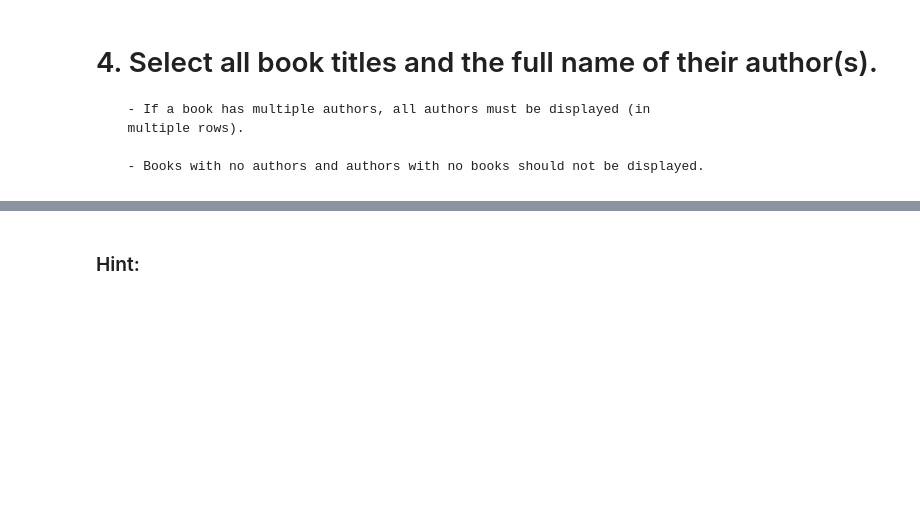
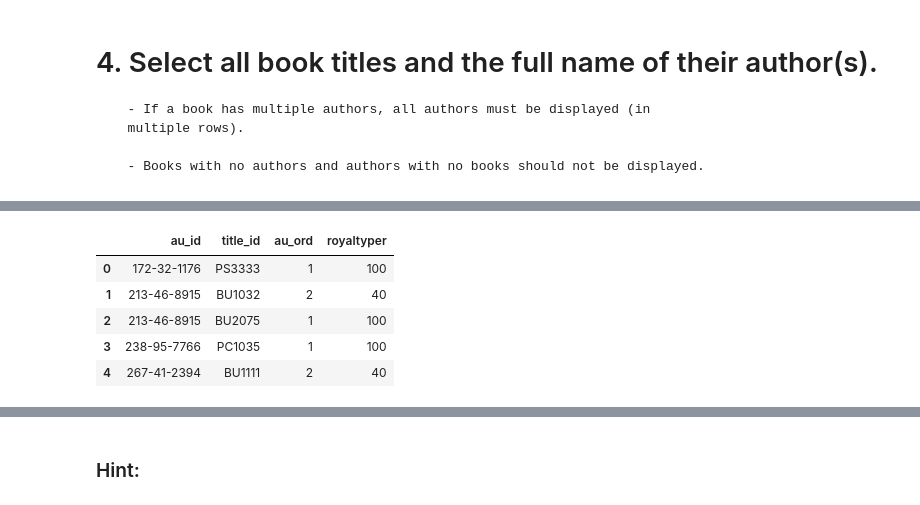
Before and after one commit to PhoenixCC0722/JoinTheGame_Magist, a Jupyter notebook: 11_bonus_challenges__sql_to_pd.ipynb, the cells around one changed output, grey strips where cells are left out. Drawn from its saved outputs; the diff is of its cells as text; code cells hidden in the pictures; blank space fills up the shorter version.

```diff
--- a/11_bonus_challenges__sql_to_pd.ipynb
+++ b/11_bonus_challenges__sql_to_pd.ipynb
@@ -135,3 +135,15 @@ df_t.head()
 | 2 | BU2075 | You Can Combat Computer Stress! | business | 736 | 2.99 | 10125.0 | 24 | 18722 | The latest medical and psychologi... | 1991-06-30 00:00:00 |
 | 3 | BU7832 | Straight Talk About Computers | business | 1389 | 19.99 | 5000.0 | 10 | 4095 | Annotated analysis of what comput... | 1991-06-22 00:00:00 |
 | 4 | MC2222 | Silicon Valley Gastronomic Treats | mod_cook | 877 | 19.99 | 0.0 | 12 | 2032 | Favorite recipes for quick, easy,... | 1991-06-09 00:00:00 |
+# %%
+df_a = pd.DataFrame(authors)
+df_a.head()
+df_ta = pd.DataFrame(titleauthor)
+df_ta.head()
+# %% [output]
+|  | au_id | title_id | au_ord | royaltyper |
+| 0 | 172-32-1176 | PS3333 | 1 | 100 |
+| 1 | 213-46-8915 | BU1032 | 2 | 40 |
+| 2 | 213-46-8915 | BU2075 | 1 | 100 |
+| 3 | 238-95-7766 | PC1035 | 1 | 100 |
+| 4 | 267-41-2394 | BU1111 | 2 | 40 |
```
Also changed, not shown: parts of 3 cells of this notebook.
